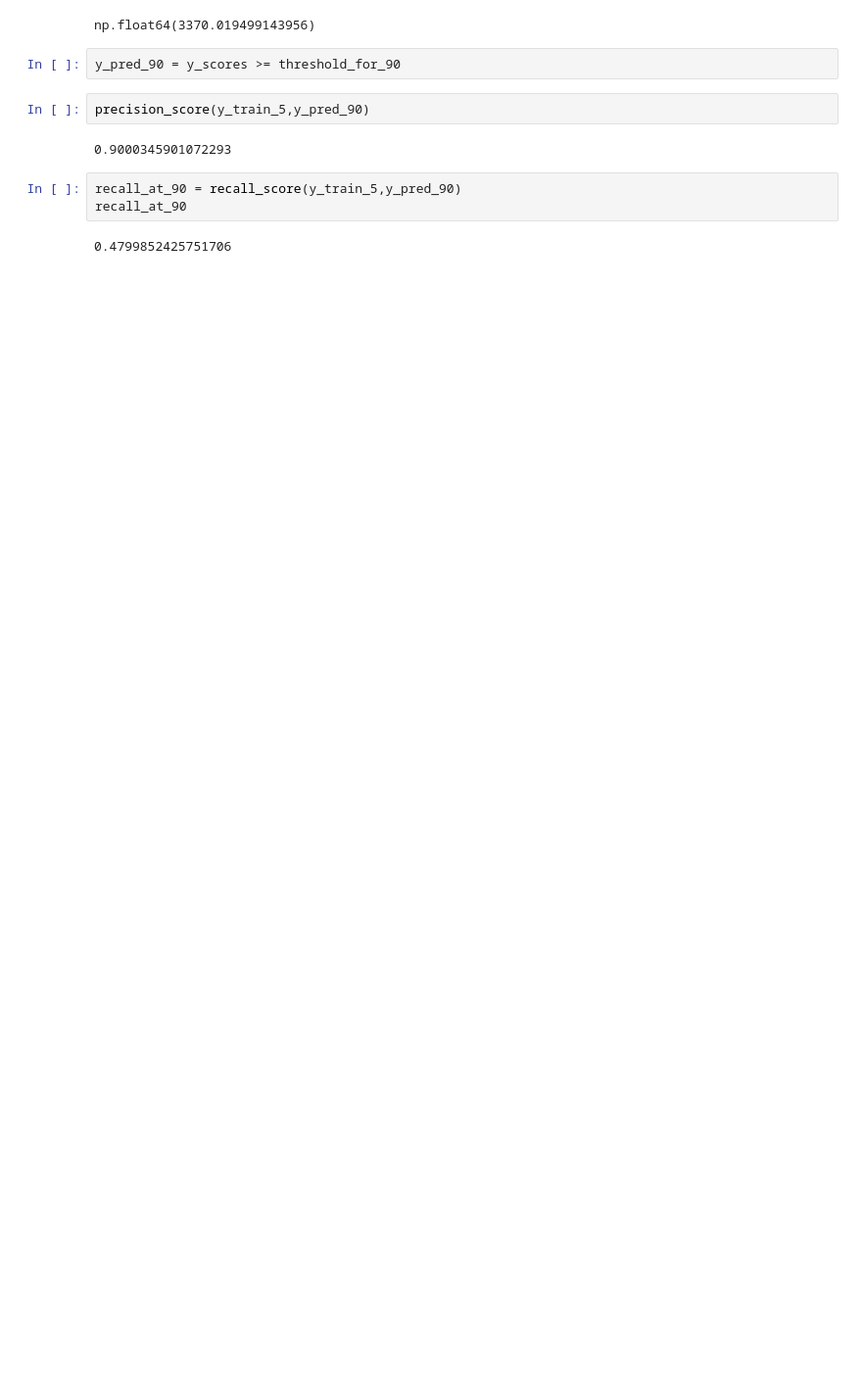
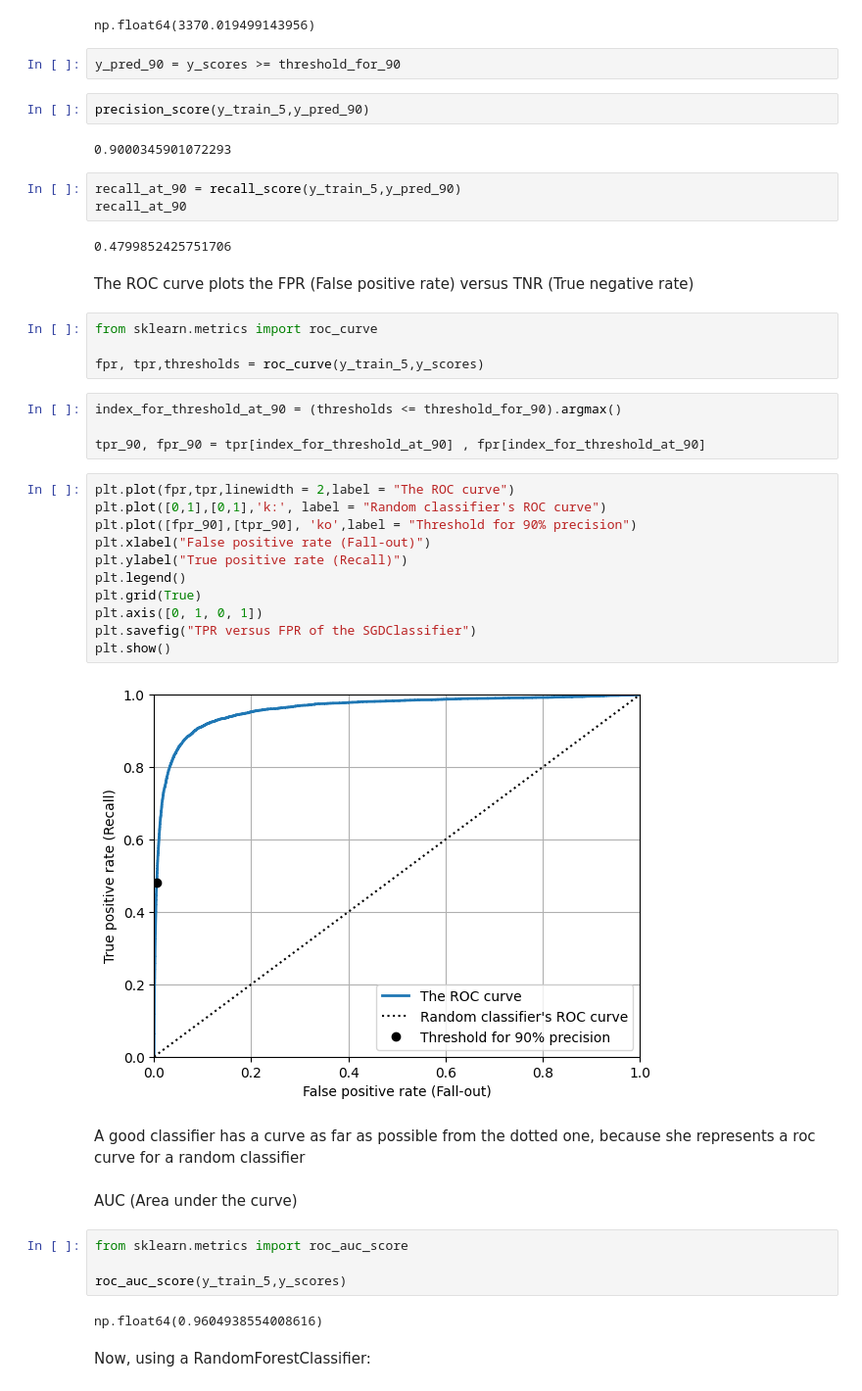
Before and after one commit to weldersalvador/ML, a Jupyter notebook: Chapter 3/Classification.ipynb, the cells around one changed output. Shown at 98% size. Saved outputs shown, nothing was run; the diff lists cells and outputs as text; blank space fills up the shorter version.

```diff
--- a/Chapter 3/Classification.ipynb
+++ b/Chapter 3/Classification.ipynb
@@ -155,3 +177,38 @@ recall_at_90 = recall_score(y_train_5,y_pred_90)
 recall_at_90
 # %% [output]
 0.4799852425751706
+# %% [markdown]
+The ROC curve plots the FPR (False positive rate) versus TNR (True negative rate)
+# %%
+from sklearn.metrics import roc_curve
+
+fpr, tpr,thresholds = roc_curve(y_train_5,y_scores)
+# %%
+index_for_threshold_at_90 = (thresholds <= threshold_for_90).argmax()
+
+tpr_90, fpr_90 = tpr[index_for_threshold_at_90] , fpr[index_for_threshold_at_90]
+# %%
+plt.plot(fpr,tpr,linewidth = 2,label = "The ROC curve")
+plt.plot([0,1],[0,1],'k:', label = "Random classifier's ROC curve")
+plt.plot([fpr_90],[tpr_90], 'ko',label = "Threshold for 90% precision")
+plt.xlabel("False positive rate (Fall-out)")
+plt.ylabel("True positive rate (Recall)")
+plt.legend()
+plt.grid(True)
+plt.axis([0, 1, 0, 1])
+plt.savefig("TPR versus FPR of the SGDClassifier")
+plt.show()
+# %% [output]
+[figure, added]
+# %% [markdown]
+A good classifier has a curve as far as possible from the dotted one, because she represents a roc curve for a random classifier
+# %% [markdown]
+AUC (Area under the curve)
+# %%
+from sklearn.metrics import roc_auc_score
+
+roc_auc_score(y_train_5,y_scores)
+# %% [output]
+np.float64(0.9604938554008616)
+# %% [markdown]
+Now, using a RandomForestClassifier:
```
Also changed, not shown: parts of 9 cells of this notebook, 3 other files.
